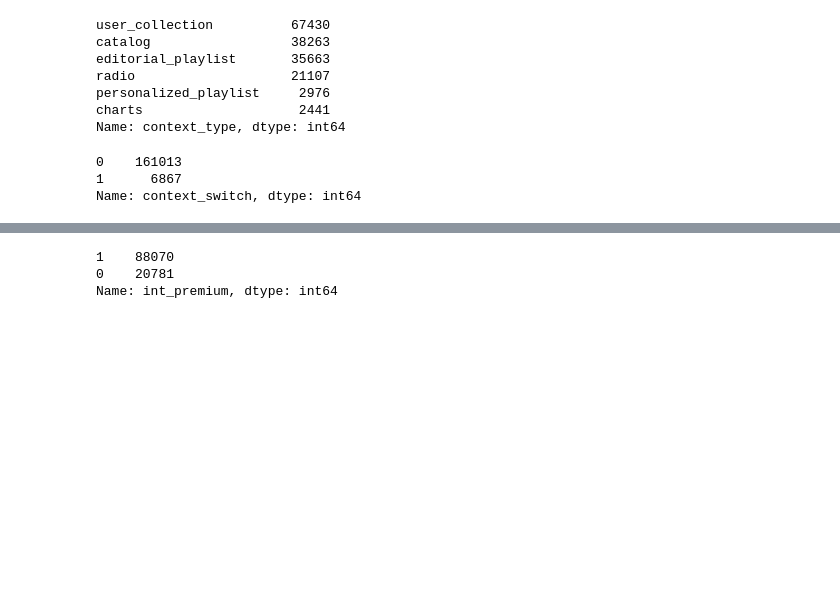
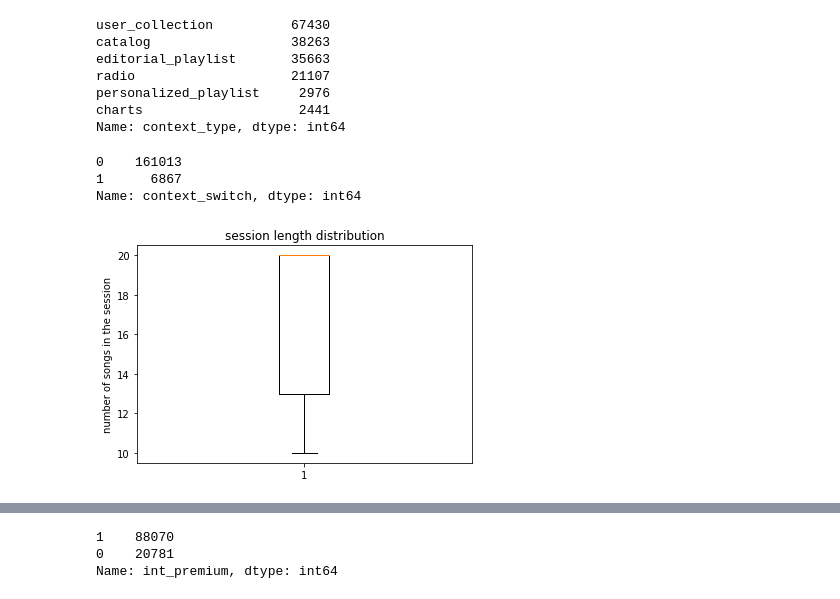
Before and after one commit to stoic-devv/spotify-causal-inference, a Jupyter notebook: src/eda/eda-adityak.ipynb, the cells around one changed output, grey strips where cells are left out. Cells and saved outputs as stored; diff of their text form; code cells hidden in the pictures; blank space fills up the shorter version.

```diff
--- a/src/eda/eda-adityak.ipynb
+++ b/src/eda/eda-adityak.ipynb
@@ -188,3 +190,15 @@ skipped_df['context_switch'].value_counts()
 Name: context_switch, dtype: int64
 # %%
 skipped_df['int_shuffle'] = skipped_df['hist_user_behavior_is_shuffle'].astype(int)
+# %%
+#f, axs = plt.subplots(1,2,figsize=(8,3))
+plt.boxplot(skipped_df['session_id'].value_counts())
+plt.title('session length distribution')
+plt.ylabel('number of songs in the session')
+
+plt.subplots_adjust(wspace=0.3) # hspace=0.5,
+plt.savefig('../../img/session_box.jpg', bbox_inches='tight', dpi=150)
+plt.show()
+plt.close()
+# %% [output]
+[figure, added]
```
Also changed, not shown: parts of 6 cells of this notebook, 7 other files.
